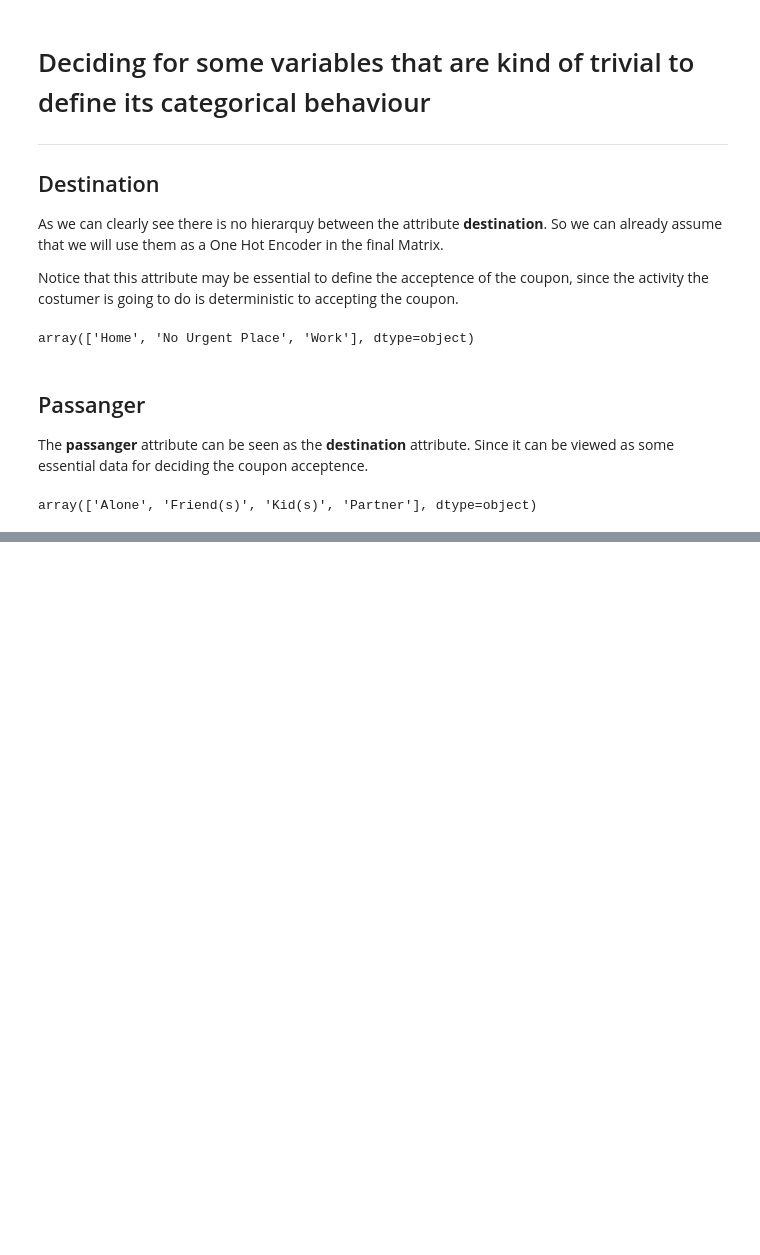
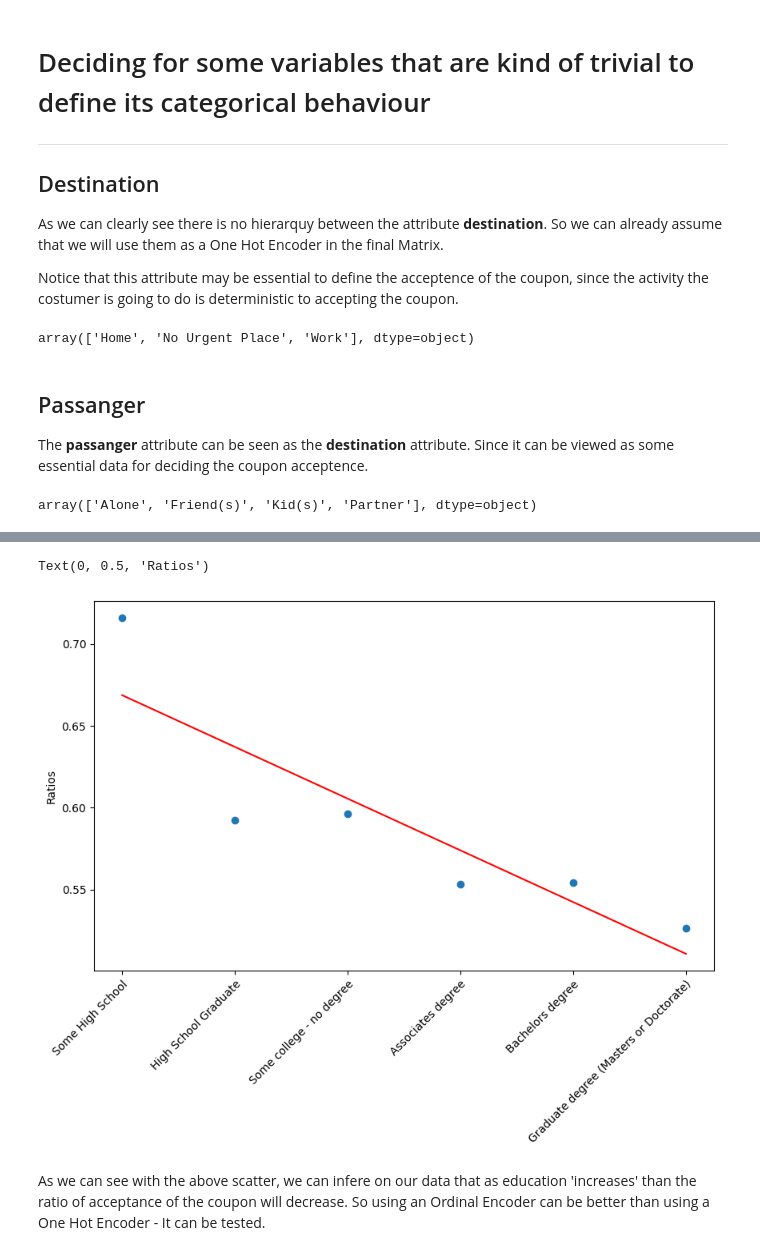
Before and after one commit to gabriel-marchetti/personal, a Jupyter notebook: aula_unicamp/2024_1s/mc886/Trabalhos/Trabalho1/code.ipynb, the cells around one changed output, grey strips where cells are left out. Saved outputs shown, nothing was run; the diff lists cells and outputs as text; code cells hidden in the pictures; blank space fills up the shorter version.

```diff
--- a/aula_unicamp/2024_1s/mc886/Trabalhos/Trabalho1/code.ipynb
+++ b/aula_unicamp/2024_1s/mc886/Trabalhos/Trabalho1/code.ipynb
@@ -146,0 +445,12 @@ X_final = pd.concat( [X_final, one_hot_encoder_passangerTransform], axis=1 ).dro
+# %%
+fig_ratios, axes_ratios = plt.subplots( figsize=(10, 6) )
+xticks = np.arange(len(educationOrder))
+axes_ratios.scatter( xticks, education_ratios )
+axes_ratios.plot(xticks, y_pred, color='red')
+
+axes_ratios.set_xticks(xticks)
+axes_ratios.set_xticklabels(educationOrder, rotation=45, ha='right', rotation_mode='anchor')
+axes_ratios.set_ylabel("Ratios")
+# %% [output]
+Text(0, 0.5, 'Ratios')
+[figure, added]
@@ -146,0 +463,2 @@ X_final = pd.concat( [X_final, one_hot_encoder_passangerTransform], axis=1 ).dro
+# %% [markdown]
+As we can see with the above scatter, we can infere on our data that as education 'increases' than the ratio of acceptance of the coupon will decrease. So using an Ordinal Encoder can be better than using a One Hot Encoder - It can be tested.
```
Also changed, not shown: parts of 43 cells of this notebook.
